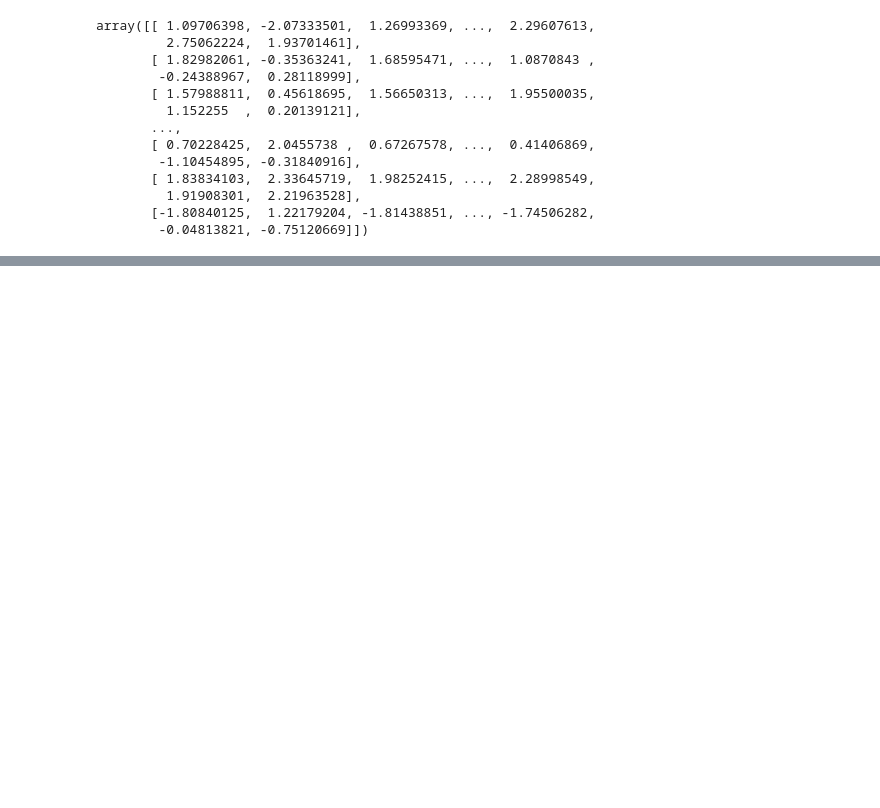
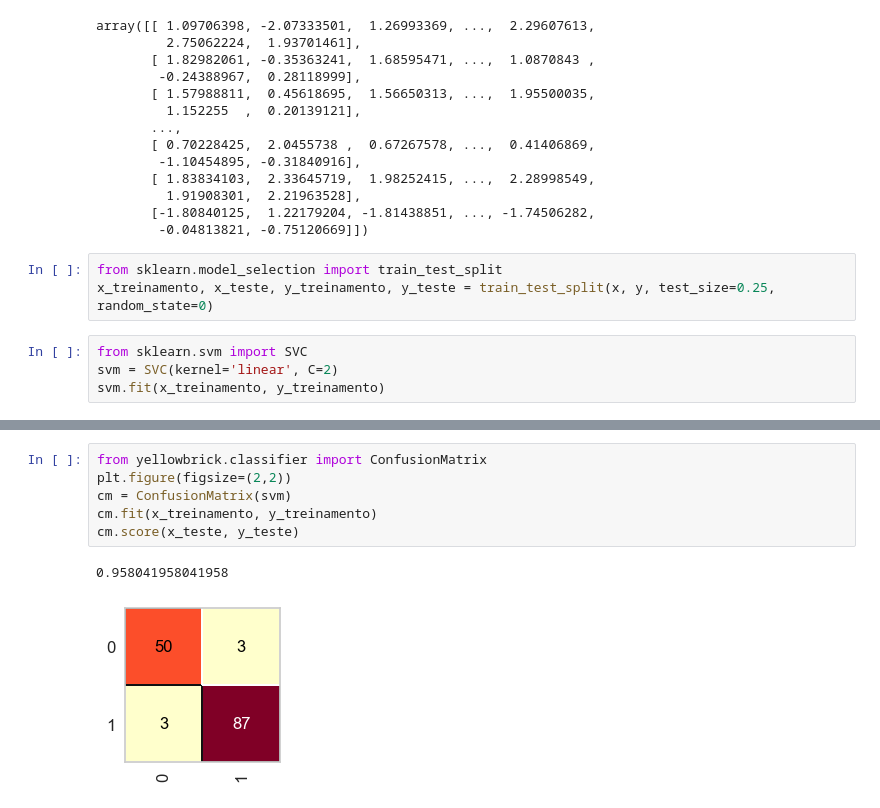
Before and after one commit to taykas/MachineLearning_BOSCH, a Jupyter notebook: breast_cancer.ipynb, the cells around one changed output, grey strips where cells are left out. Cells and saved outputs as stored; diff of their text form; blank space fills up the shorter version.

```diff
--- a/breast_cancer.ipynb
+++ b/breast_cancer.ipynb
@@ -90,3 +90,10 @@ array([[ 1.09706398, -2.07333501,  1.26993369, ...,  2.29607613,
          1.91908301,  2.21963528],
        [-1.80840125,  1.22179204, -1.81438851, ..., -1.74506282,
         -0.04813821, -0.75120669]])
+# %%
+from sklearn.model_selection import train_test_split
+x_treinamento, x_teste, y_treinamento, y_teste = train_test_split(x, y, test_size=0.25, random_state=0)
+# %%
+from sklearn.svm import SVC
+svm = SVC(kernel='linear', C=2)
+svm.fit(x_treinamento, y_treinamento)
@@ -92,0 +109,9 @@ array([[ 1.09706398, -2.07333501,  1.26993369, ...,  2.29607613,
+# %%
+from yellowbrick.classifier import ConfusionMatrix
+plt.figure(figsize=(2,2))
+cm = ConfusionMatrix(svm)
+cm.fit(x_treinamento, y_treinamento)
+cm.score(x_teste, y_teste)
+# %% [output]
+0.958041958041958
+[figure, added]
```
Also changed, not shown: parts of 15 cells of this notebook.
